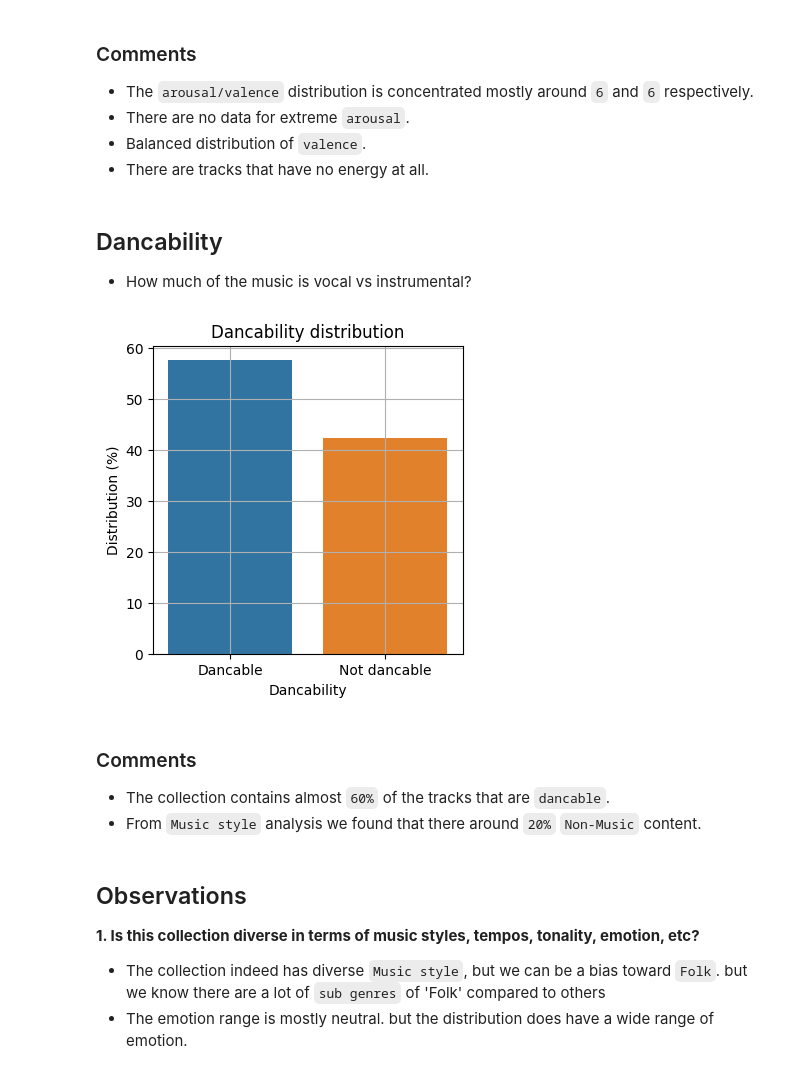
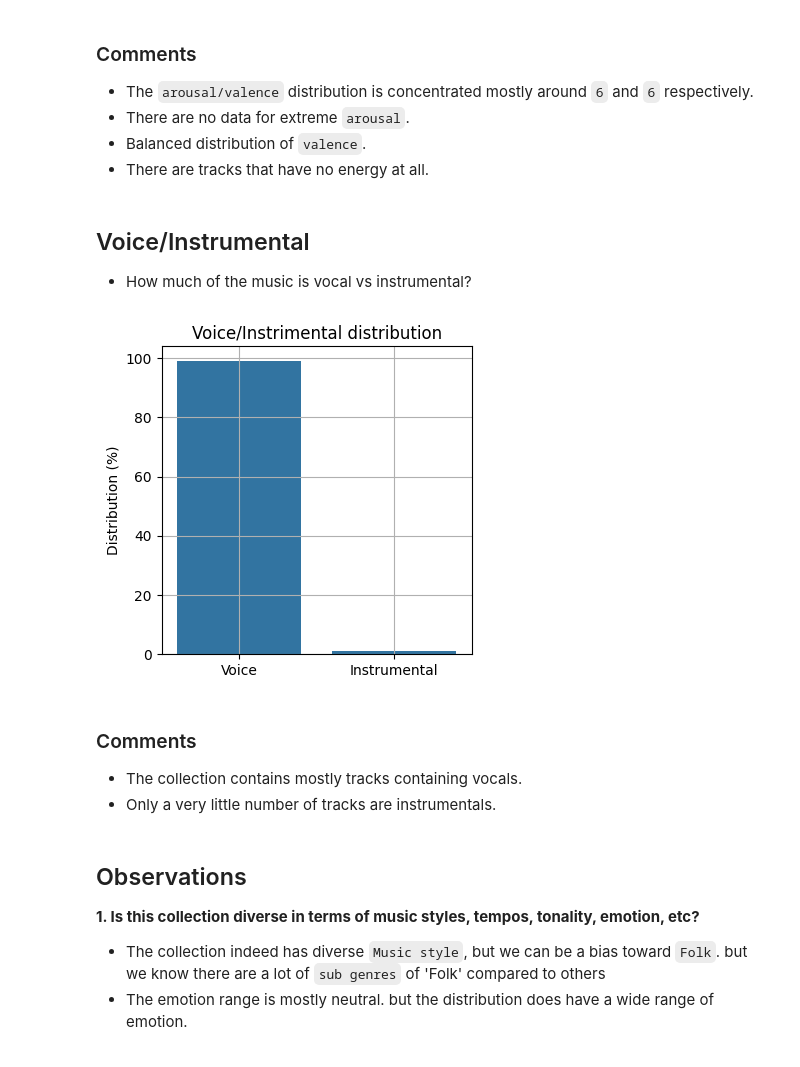
Before and after one commit to vivekvjyn/essentify, a Jupyter notebook: notebooks/analysis.ipynb, the cells around one changed output. Saved outputs shown, nothing was run; the diff lists cells and outputs as text; code cells hidden in the pictures.

```diff
--- a/notebooks/analysis.ipynb
+++ b/notebooks/analysis.ipynb
@@ -15,6 +14,8 @@ import seaborn as sns
 PATH = "../results/results.json"
 
 df = pd.read_json(PATH).transpose()
+df.reset_index(drop=True, inplace=True)
+df['dancability confidence'] = df['dancability confidence'] * 100
 # %%
 df.head()
 # %% [output]
@@ -175,24 +173,24 @@ plt.show()
 - Balanced distribution of `valence`.
 - There are tracks that have no energy at all.
 # %% [markdown]
-## Dancability
+## Voice/Instrumental
 - How much of the music is vocal vs instrumental?
 # %%
 plt.figure(figsize=(4, 4))
-plt.title('Dancability distribution')
+plt.title('Voice/Instrimental distribution')
 
-sns.countplot(df, x="dancability", stat="percent", hue="dancability")
+sns.countplot(df, x="instrumental", stat="percent")
 
-plt.xlabel("Dancability")
+plt.xlabel("")
 plt.ylabel("Distribution (%)")
 plt.grid()
 plt.show()
 # %% [output]
-[figure, old version]
+[figure, new version]
 # %% [markdown]
 ### Comments
-- The collection contains almost `60%` of the tracks that are `dancable`.
-- From `Music style` analysis we found that there around `20%` `Non-Music` content.
+- The collection contains mostly tracks containing vocals.
+- Only a very little number of tracks are instrumentals.
 # %% [markdown]
 ## Observations
 **1. Is this collection diverse in terms of music styles, tempos, tonality, emotion, etc?**
```
Also changed, not shown: parts of 7 cells of this notebook, 7 other files.
